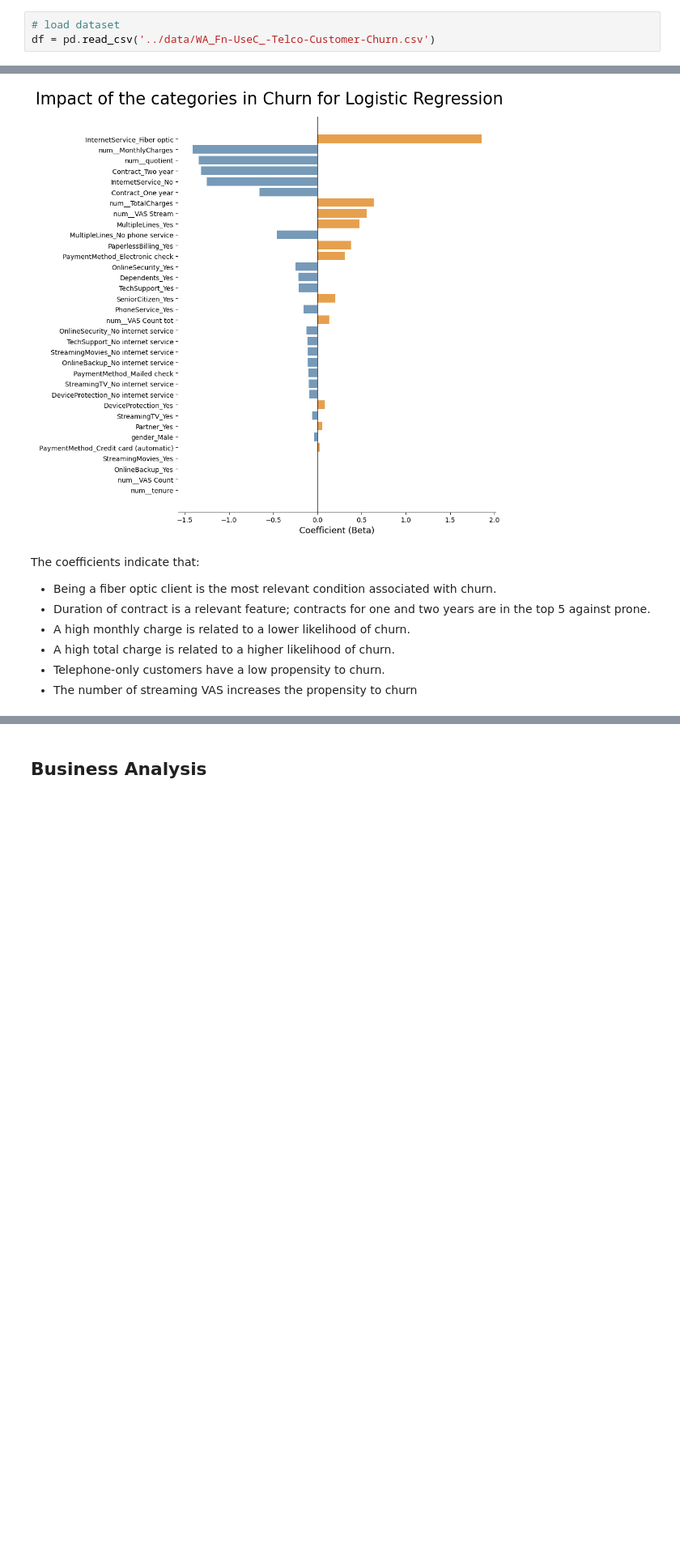
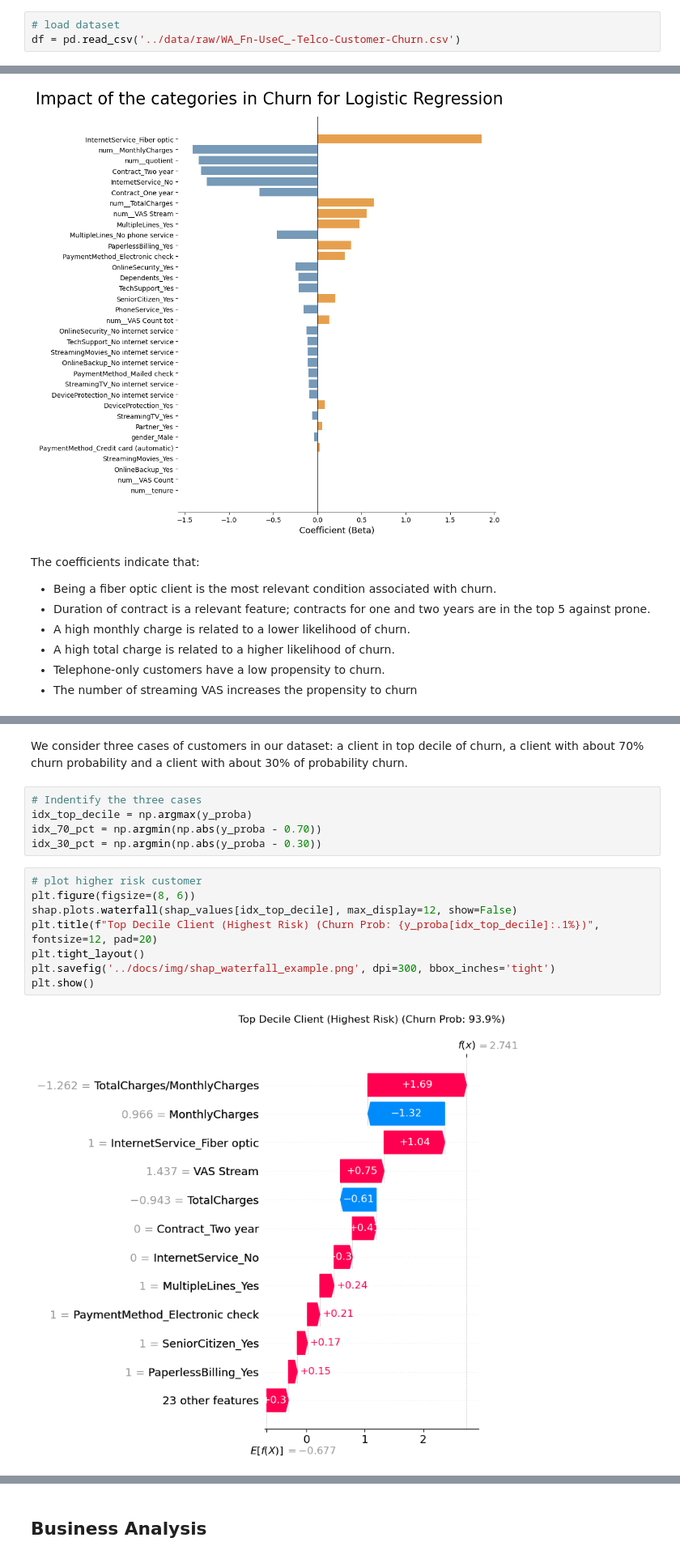
Before and after one commit to gabarosky/Telcochurn, a Jupyter notebook: notebooks/churn.ipynb, the cells around one changed output, grey strips where cells are left out. Shown at 81% size. Saved outputs shown, nothing was run; the diff lists cells and outputs as text; blank space fills up the shorter version.

```diff
--- a/notebooks/churn.ipynb
+++ b/notebooks/churn.ipynb
@@ -100,7 +105,7 @@ plt.rc('axes', **axes)
 plt.rc('figure', **figure)
 # %%
 # load dataset
-df = pd.read_csv('../data/WA_Fn-UseC_-Telco-Customer-Churn.csv')
+df = pd.read_csv('../data/raw/WA_Fn-UseC_-Telco-Customer-Churn.csv')
 # %%
 # Visual options
 from IPython.core.display import HTML
@@ -1130,0 +1173,17 @@ The coefficients indicate that:
+# %% [markdown]
+We consider three cases of customers in our dataset: a client in top decile of churn, a client with about 70% churn probability and a client with about 30% of probability churn.
+# %%
+# Indentify the three cases
+idx_top_decile = np.argmax(y_proba)
+idx_70_pct = np.argmin(np.abs(y_proba - 0.70))
+idx_30_pct = np.argmin(np.abs(y_proba - 0.30))
+# %%
+# plot higher risk customer
+plt.figure(figsize=(8, 6))
+shap.plots.waterfall(shap_values[idx_top_decile], max_display=12, show=False)
+plt.title(f"Top Decile Client (Highest Risk) (Churn Prob: {y_proba[idx_top_decile]:.1%})", fontsize=12, pad=20)
+plt.tight_layout()
+plt.savefig('../docs/img/shap_waterfall_example.png', dpi=300, bbox_inches='tight')
+plt.show()
+# %% [output]
+[figure, added]
```
Also changed, not shown: parts of 12 cells of this notebook, 3 other files.
